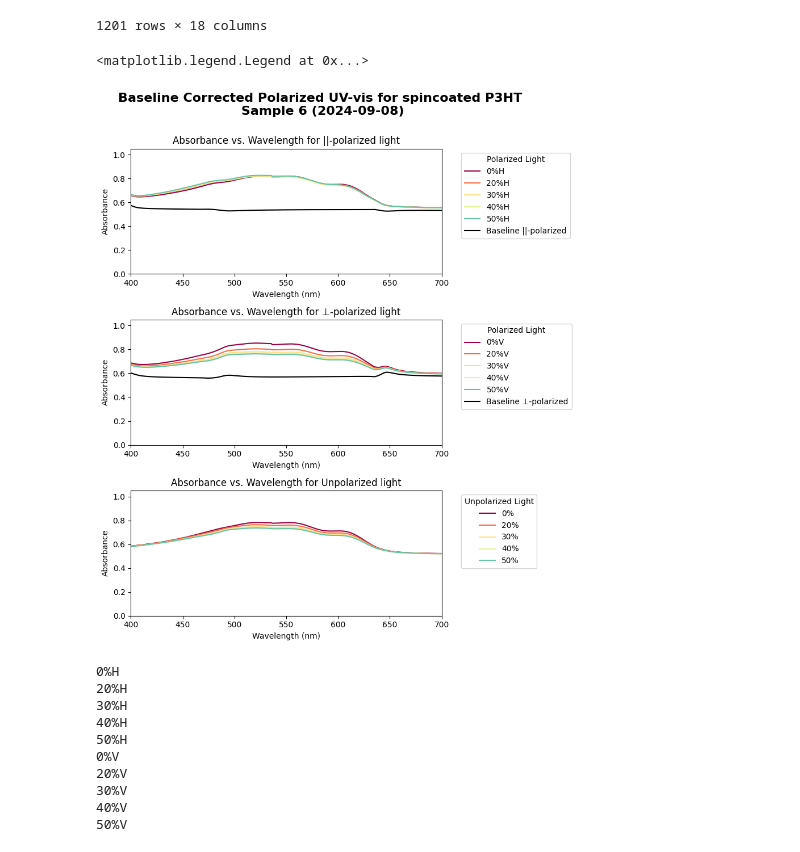
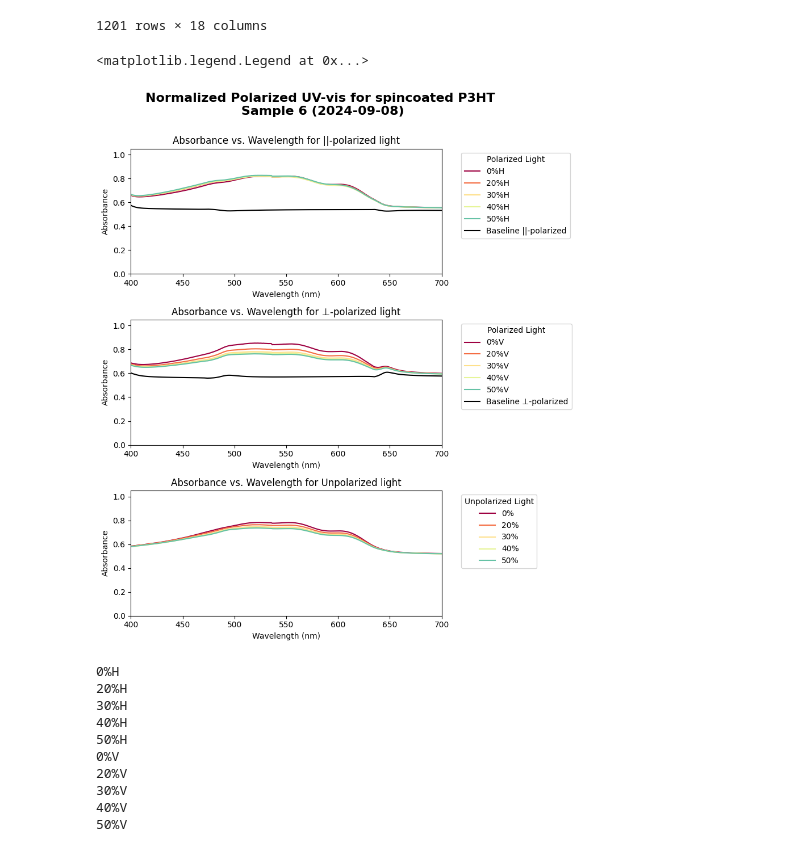
Before and after one commit to trilusa/UV-vis, a Jupyter notebook: polarized_uv-vis_plotting.ipynb, the cells around one changed output. Cells and saved outputs as stored; diff of their text form; code cells hidden in the pictures.

Commit message:
fixed plot typo

```diff
--- a/polarized_uv-vis_plotting.ipynb
+++ b/polarized_uv-vis_plotting.ipynb
@@ -144,14 +144,14 @@ df_rescaled
 1201 rows × 18 columns
 # %%
 ##### plotting #####
-fig,axs = plot_polarized_UVvis(df_rescaled, title=f'Baseline Corrected Polarized UV-vis for {method_str} {material_str}\n Sample {s_num} ({date_str})\n',bw=(400,700),plot_transmittance=False)
+fig,axs = plot_polarized_UVvis(df_rescaled, title=f'Normalized Polarized UV-vis for {method_str} {material_str}\n Sample {s_num} ({date_str})\n',bw=(400,700),plot_transmittance=False)
 axs[0].plot(df_rescaled['Wavelength'], df_rescaled['H_baseline'], label="Baseline ||-polarized", color='k')
 axs[1].plot(df_rescaled['Wavelength'], df_rescaled['V_baseline'], label="Baseline ⊥-polarized", color='k')
 axs[0].legend(title='Polarized Light', bbox_to_anchor=(1.05, 1), loc='upper left')
 axs[1].legend(title='Polarized Light', bbox_to_anchor=(1.05, 1), loc='upper left')
 # %% [output]
 <matplotlib.legend.Legend at 0x...>
-[figure, old version]
+[figure, new version]
 # %%
 #### baseline correction ####
 # formula used
```
Also changed, not shown: 1 other file.
